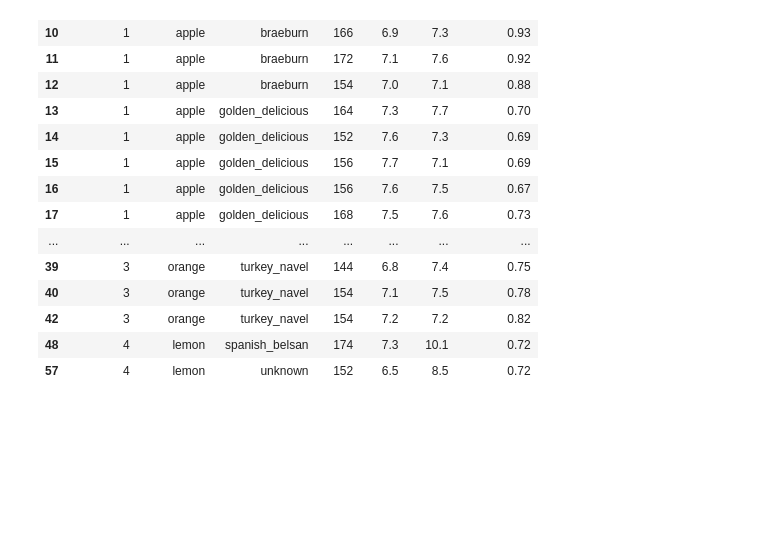
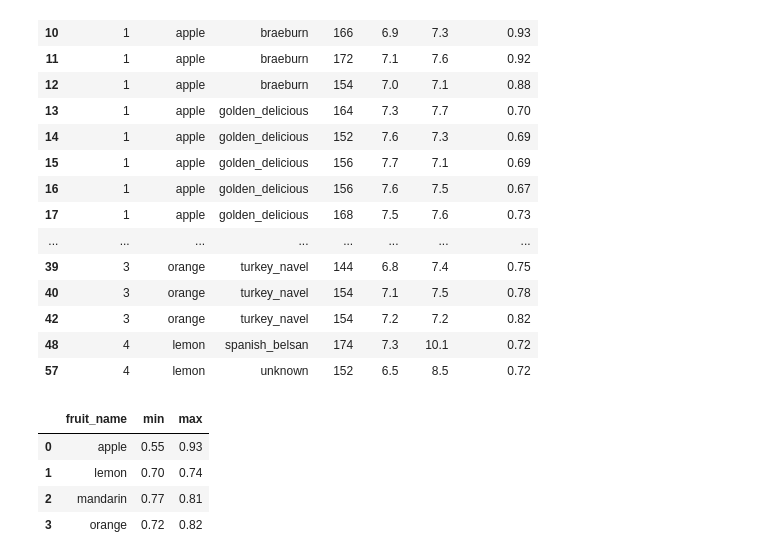
Before and after one commit to xuanduong2711/2022-2026, a Jupyter notebook: Nam3/22280015_LuXuanDuong_lab3.ipynb, the cells around one changed output. Drawn from its saved outputs; the diff is of its cells as text; code cells hidden in the pictures; blank space fills up the shorter version.

```diff
--- a/Nam3/22280015_LuXuanDuong_lab3.ipynb
+++ b/Nam3/22280015_LuXuanDuong_lab3.ipynb
@@ -78,3 +114,12 @@ df1[(df1['mass'] >= Q1) & (df1['mass'] <= Q3)]
 | 42 | 3 | orange | turkey_navel | 154 | 7.2 | 7.2 | 0.82 |
 | 48 | 4 | lemon | spanish_belsan | 174 | 7.3 | 10.1 | 0.72 |
 | 57 | 4 | lemon | unknown | 152 | 6.5 | 8.5 | 0.72 |
+# %%
+min_man_fruit=df.groupby('fruit_name')['color_score'].agg(['min', 'max']).reset_index()
+min_man_fruit
+# %% [output]
+|  | fruit_name | min | max |
+| 0 | apple | 0.55 | 0.93 |
+| 1 | lemon | 0.70 | 0.74 |
+| 2 | mandarin | 0.77 | 0.81 |
+| 3 | orange | 0.72 | 0.82 |
```
Also changed, not shown: parts of 13 cells of this notebook.
